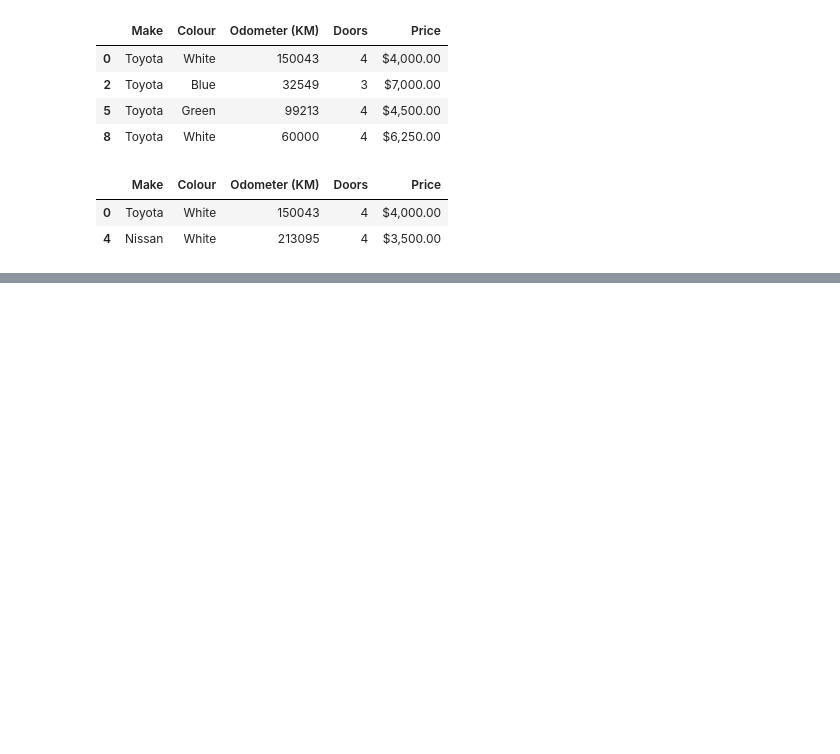
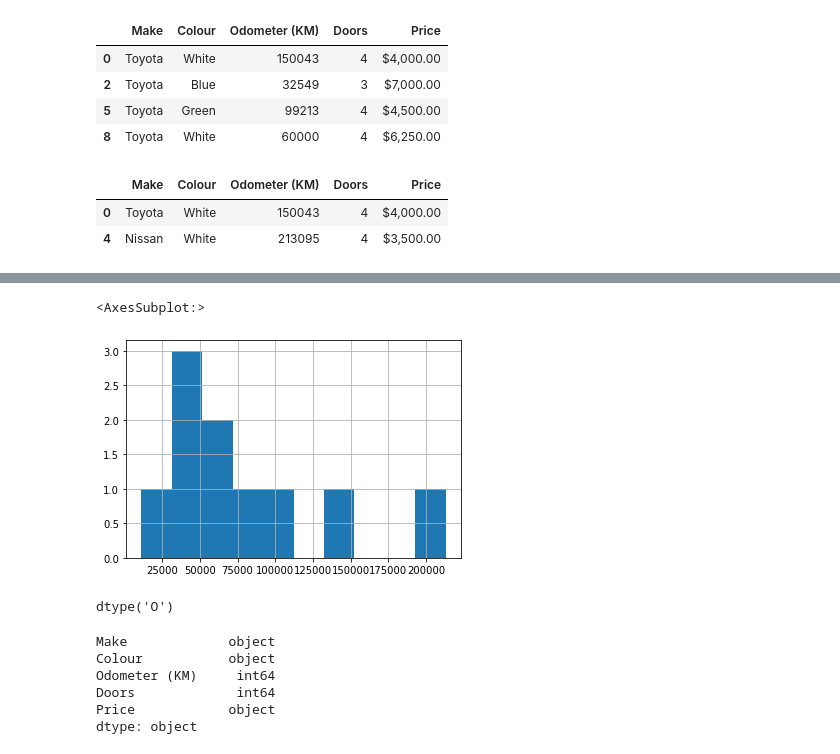
Before and after one commit to tothetop430/MLZTM-Exercises, a Jupyter notebook: pandas/Introduction-to-pandas.ipynb, the cells around one changed output, grey strips where cells are left out. Saved outputs shown, nothing was run; the diff lists cells and outputs as text; code cells hidden in the pictures; blank space fills up the shorter version.

```diff
--- a/pandas/Introduction-to-pandas.ipynb
+++ b/pandas/Introduction-to-pandas.ipynb
@@ -332,0 +396,18 @@ car_sales[car_sales['Odometer (KM)'] > 100000]
+# %%
+car_sales['Odometer (KM)'].hist()
+# %% [output]
+<AxesSubplot:>
+[figure, added]
+# %%
+car_sales['Price'].dtype
+# %% [output]
+dtype('O')
+# %%
+car_sales.dtypes
+# %% [output]
+Make             object
+Colour           object
+Odometer (KM)     int64
+Doors             int64
+Price            object
+dtype: object
```
Also changed, not shown: parts of 26 cells of this notebook, 2 other files.
